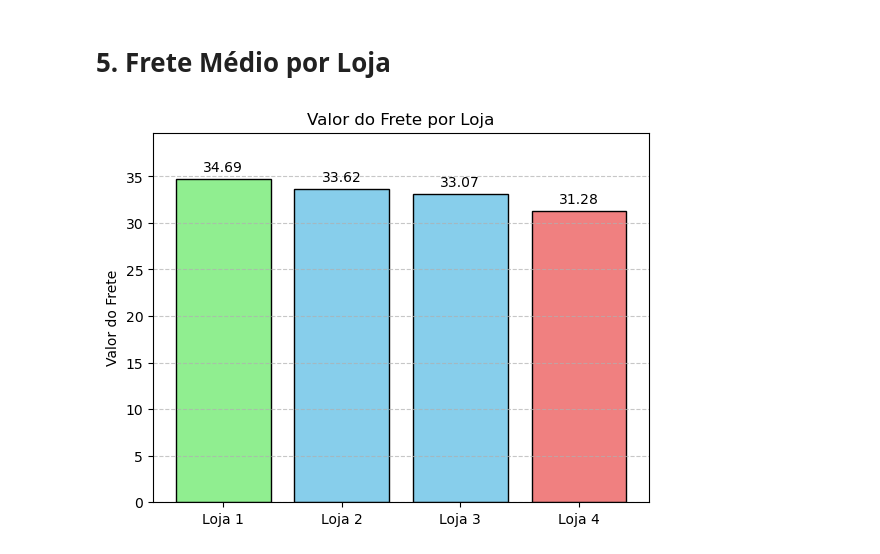
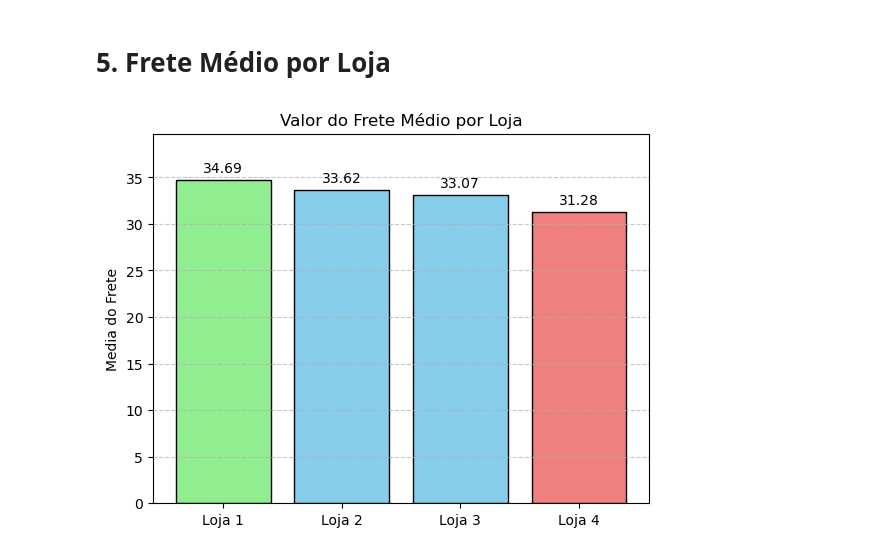
Before and after one commit to 23Edu4rd0/challenge1-data-science, a Jupyter notebook: AluraStoreBr.ipynb, the cells around one changed output. Cells and saved outputs as stored; diff of their text form; code cells hidden in the pictures.

```diff
--- a/AluraStoreBr.ipynb
+++ b/AluraStoreBr.ipynb
@@ -214,19 +214,19 @@ fretes = [frete_loja(i) for i in lojas]
 # %%
 import matplotlib.pyplot as plt
 
 cores = ['lightcoral' if valor == min(fretes) else 'lightgreen' if valor == max(fretes) else 'skyblue' for valor in fretes]
 
 plt.bar(lojas_grafico, fretes, color=cores, edgecolor='black')
 
-plt.title('Valor do Frete por Loja')
-plt.ylabel('Valor do Frete')
+plt.title('Valor do Frete Médio por Loja')
+plt.ylabel('Media do Frete')
 plt.ylim(0, max(fretes) + 5)
 
 plt.grid(axis='y', linestyle='--', alpha=0.7)
 
 for i, valor in enumerate(fretes):
     plt.text(i, valor + 0.5, str(valor), ha='center', va='bottom')
 
 plt.show()
 # %% [output]
-[figure, old version]
+[figure, new version]
```
Also changed, not shown: parts of 1 cell of this notebook.
